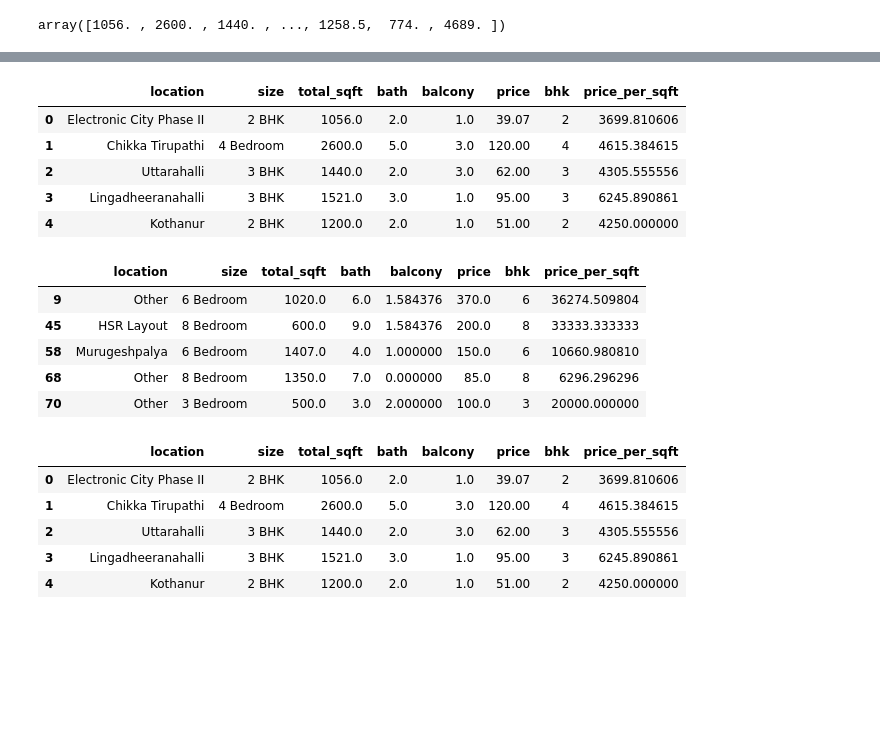
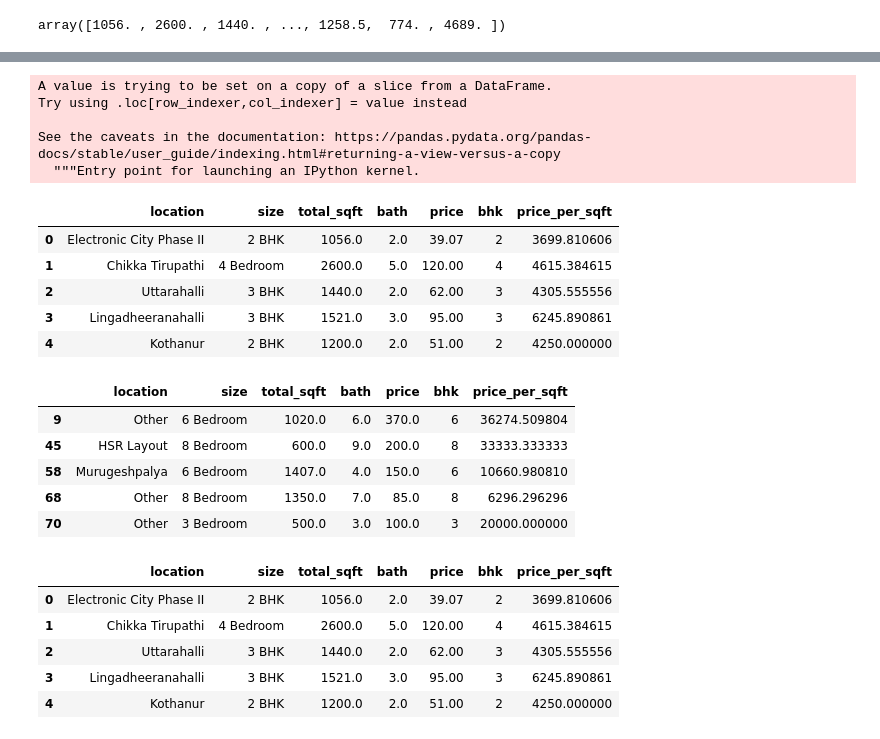
Before and after one commit to sagarbabalsure/Real-Estate-Price-Prediction, a Jupyter notebook: main-model.ipynb, the cells around one changed output, grey strips where cells are left out. Cells and saved outputs as stored; diff of their text form; code cells hidden in the pictures; blank space fills up the shorter version.

```diff
--- a/main-model.ipynb
+++ b/main-model.ipynb
@@ -36,6 +36,6 @@ Plot  Area              2025
 Carpet  Area              87
 Name: area_type, dtype: int64
 # %%
-data2 = data.drop(['area_type','availability','society'],axis='columns')
+data2 = data.drop(['area_type','availability','society','balcony'],axis='columns')
 data2.head()
 # %% [output]
@@ -58,5 +48,3 @@ dtype: int64
-# %%
-data2['balcony'].fillna(data2.balcony.mean(),inplace=True)
 # %%
 data2.isnull().sum()
 # %% [output]
@@ -90,8 +77,6 @@ data2['bath'].value_counts()
 15.0       1
 14.0       1
 Name: bath, dtype: int64
-# %%
-data2['bath'].fillna(float(2),inplace=True)
 # %%
 data2.isnull().sum()
 # %% [output]
@@ -267,0 +261,3 @@ array([1056. , 2600. , 1440. , ..., 1258.5,  774. , 4689. ])
+# %%
+data5 = data4.dropna()
+data5.isnull().sum()
@@ -268,32 +272,37 @@ array([1056. , 2600. , 1440. , ..., 1258.5,  774. , 4689. ])
 # %%
-data4['price_per_sqft'] = (data4['price']*100000)/data4['total_sqft']
-data4.head()
+data5['price_per_sqft'] = (data5['price']*100000)/data5['total_sqft']
+data5.head()
 # %% [output]
+A value is trying to be set on a copy of a slice from a DataFrame.
+Try using .loc[row_indexer,col_indexer] = value instead
+
+See the caveats in the documentation: https://pandas.pydata.org/pandas-docs/stable/user_guide/indexing.html#returning-a-view-versus-a-copy
+  """Entry point for launching an IPython kernel.
-|  | location | size | total_sqft | bath | balcony | price | bhk | price_per_sqft |
-| 0 | Electronic City Phase II | 2 BHK | 1056.0 | 2.0 | 1.0 | 39.07 | 2 | 3699.810606 |
-| 1 | Chikka Tirupathi | 4 Bedroom | 2600.0 | 5.0 | 3.0 | 120.00 | 4 | 4615.384615 |
-| 2 | Uttarahalli | 3 BHK | 1440.0 | 2.0 | 3.0 | 62.00 | 3 | 4305.555556 |
-| 3 | Lingadheeranahalli | 3 BHK | 1521.0 | 3.0 | 1.0 | 95.00 | 3 | 6245.890861 |
-| 4 | Kothanur | 2 BHK | 1200.0 | 2.0 | 1.0 | 51.00 | 2 | 4250.000000 |
+|  | location | size | total_sqft | bath | price | bhk | price_per_sqft |
+| 0 | Electronic City Phase II | 2 BHK | 1056.0 | 2.0 | 39.07 | 2 | 3699.810606 |
+| 1 | Chikka Tirupathi | 4 Bedroom | 2600.0 | 5.0 | 120.00 | 4 | 4615.384615 |
+| 2 | Uttarahalli | 3 BHK | 1440.0 | 2.0 | 62.00 | 3 | 4305.555556 |
+| 3 | Lingadheeranahalli | 3 BHK | 1521.0 | 3.0 | 95.00 | 3 | 6245.890861 |
+| 4 | Kothanur | 2 BHK | 1200.0 | 2.0 | 51.00 | 2 | 4250.000000 |
 # %%
-data4[data4['total_sqft']/data4['bhk']<300].head()
+data5[data5['total_sqft']/data5['bhk']<300].head()
 # %% [output]
-|  | location | size | total_sqft | bath | balcony | price | bhk | price_per_sqft |
-| 9 | Other | 6 Bedroom | 1020.0 | 6.0 | 1.584376 | 370.0 | 6 | 36274.509804 |
-| 45 | HSR Layout | 8 Bedroom | 600.0 | 9.0 | 1.584376 | 200.0 | 8 | 33333.333333 |
-| 58 | Murugeshpalya | 6 Bedroom | 1407.0 | 4.0 | 1.000000 | 150.0 | 6 | 10660.980810 |
-| 68 | Other | 8 Bedroom | 1350.0 | 7.0 | 0.000000 | 85.0 | 8 | 6296.296296 |
-| 70 | Other | 3 Bedroom | 500.0 | 3.0 | 2.000000 | 100.0 | 3 | 20000.000000 |
+|  | location | size | total_sqft | bath | price | bhk | price_per_sqft |
+| 9 | Other | 6 Bedroom | 1020.0 | 6.0 | 370.0 | 6 | 36274.509804 |
+| 45 | HSR Layout | 8 Bedroom | 600.0 | 9.0 | 200.0 | 8 | 33333.333333 |
+| 58 | Murugeshpalya | 6 Bedroom | 1407.0 | 4.0 | 150.0 | 6 | 10660.980810 |
+| 68 | Other | 8 Bedroom | 1350.0 | 7.0 | 85.0 | 8 | 6296.296296 |
+| 70 | Other | 3 Bedroom | 500.0 | 3.0 | 100.0 | 3 | 20000.000000 |
 # %%
-data5 = data4[~(data4.total_sqft/data4.bhk<300)]
+data5 = data5[~(data5.total_sqft/data5.bhk<300)]
 data5.head()
 # %% [output]
-|  | location | size | total_sqft | bath | balcony | price | bhk | price_per_sqft |
-| 0 | Electronic City Phase II | 2 BHK | 1056.0 | 2.0 | 1.0 | 39.07 | 2 | 3699.810606 |
-| 1 | Chikka Tirupathi | 4 Bedroom | 2600.0 | 5.0 | 3.0 | 120.00 | 4 | 4615.384615 |
-| 2 | Uttarahalli | 3 BHK | 1440.0 | 2.0 | 3.0 | 62.00 | 3 | 4305.555556 |
-| 3 | Lingadheeranahalli | 3 BHK | 1521.0 | 3.0 | 1.0 | 95.00 | 3 | 6245.890861 |
-| 4 | Kothanur | 2 BHK | 1200.0 | 2.0 | 1.0 | 51.00 | 2 | 4250.000000 |
+|  | location | size | total_sqft | bath | price | bhk | price_per_sqft |
+| 0 | Electronic City Phase II | 2 BHK | 1056.0 | 2.0 | 39.07 | 2 | 3699.810606 |
+| 1 | Chikka Tirupathi | 4 Bedroom | 2600.0 | 5.0 | 120.00 | 4 | 4615.384615 |
+| 2 | Uttarahalli | 3 BHK | 1440.0 | 2.0 | 62.00 | 3 | 4305.555556 |
+| 3 | Lingadheeranahalli | 3 BHK | 1521.0 | 3.0 | 95.00 | 3 | 6245.890861 |
+| 4 | Kothanur | 2 BHK | 1200.0 | 2.0 | 51.00 | 2 | 4250.000000 |
 # %%
 data6 = data5.drop(['size','price_per_sqft'],axis='columns')
 data6.head()
```
Also changed, not shown: parts of 23 cells of this notebook.
